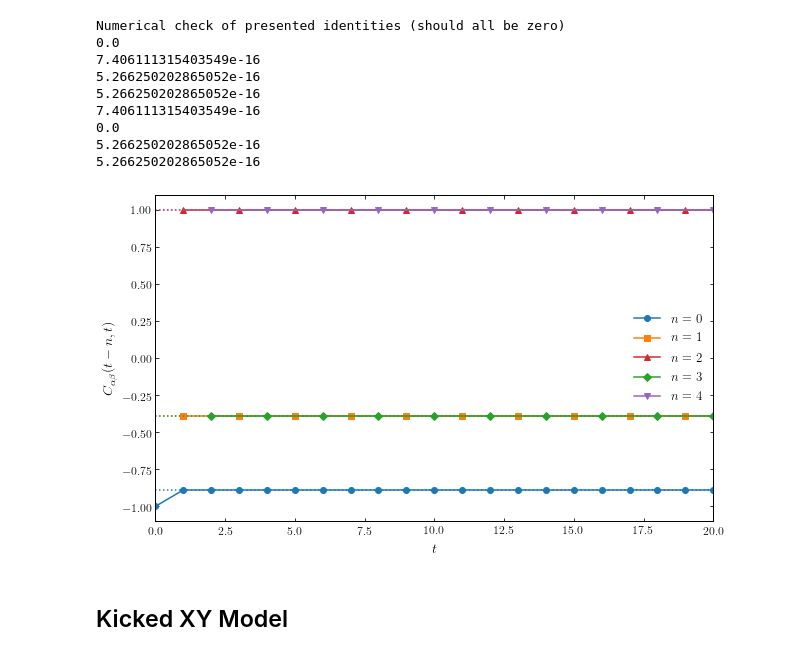
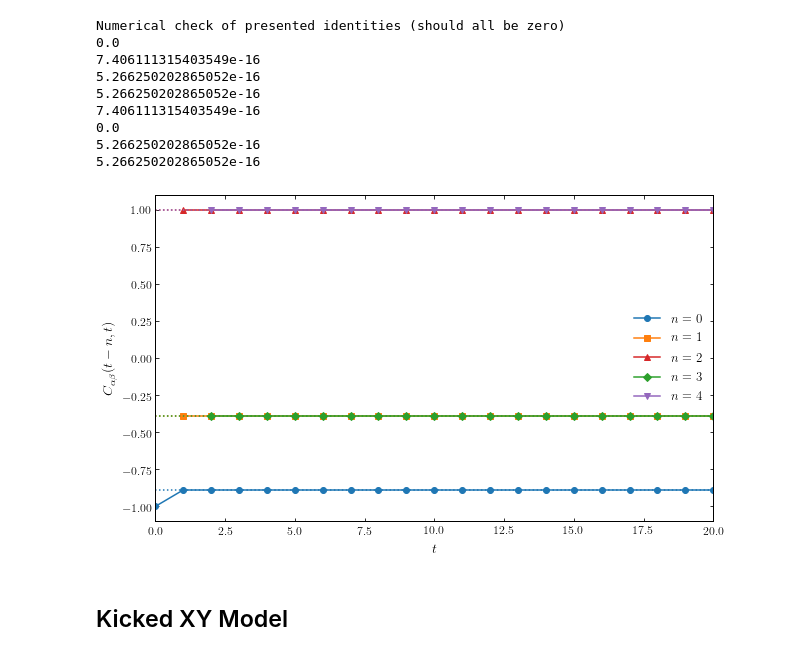
Before and after one commit to PieterWClaeys/UnitaryCircuits, a Jupyter notebook: MaximumVelocityQuantumCircuits.ipynb, the cells around one changed output. Drawn from its saved outputs; the diff is of its cells as text; code cells hidden in the pictures.

```diff
--- a/MaximumVelocityQuantumCircuits.ipynb
+++ b/MaximumVelocityQuantumCircuits.ipynb
@@ -653,44 +653,44 @@ b_x, b_y, b_z =  np.sqrt(1./6.), -np.sqrt(1./2.), np.sqrt(1./3.)
 op_a, op_b = a_x*X+a_y*Y+a_z*Z, b_x*X+b_y*Y+b_z*Z
 
 #Number of steps
-n_t = 25
+n_t = 30
 
 #Create figure
 fix, ax = plt.subplots(figsize=[10,6])
 
 #C(t,t)
 [t_range, OTOC] = evol_even(U, op_a, op_b, 1, n_t)
 ax.plot(t_range, OTOC.real,'C0o-',label=r'$n=0$')
 ax.plot(t_range, [2.*((a_y*b_y+a_z*b_z)**2+a_x**2*b_x**2)-1.]*len(t_range),'C0:')
 
 #C(t-1,t)
 [t_range, OTOC] = evol_odd(U, op_a, op_b, 1, n_t)
-ax.plot(2.*t_range+1., OTOC.real,'C1s-',label=r'$n=1$')
-ax.plot(2.*t_range, [(a_x**2+(1.-a_x**2)*(2.*b_x**2-1.))]*len(t_range),'C1:')
+ax.plot(t_range+1., OTOC.real,'C1s-',label=r'$n=1$')
+ax.plot(t_range, [(a_x**2+(1.-a_x**2)*(2.*b_x**2-1.))]*len(t_range),'C1:')
 
 #C(t-2,t)
 [t_range, OTOC] = evol_even(U, op_a, op_b, 2, n_t)
-ax.plot(2.*t_range+1., OTOC.real,'C3^-',label=r'$n=2$')
-ax.plot(2.*t_range, [1.]*len(t_range),'C3:')
+ax.plot(t_range+1., OTOC.real,'C3^-',label=r'$n=2$')
+ax.plot(t_range, [1.]*len(t_range),'C3:')
 
 #C(t-3,t)
 [t_range, OTOC] = evol_odd(U, op_a, op_b, 2, n_t)
-ax.plot(2.*t_range+2., OTOC.real,'C2D-',label=r'$n=3$')
-ax.plot(2.*t_range, [(a_x**2+(1.-a_x**2)*(2.*b_x**2-1.))]*len(t_range),'C2:')
+ax.plot(t_range+2., OTOC.real,'C2D-',label=r'$n=3$')
+ax.plot(t_range, [(a_x**2+(1.-a_x**2)*(2.*b_x**2-1.))]*len(t_range),'C2:')
 
 #C(t-4,t)
 [t_range, OTOC] = evol_even(U, op_a, op_b, 3, n_t)
-ax.plot(2.*t_range+2., OTOC.real,'C4v-',label=r'$n=4$')
-ax.plot(2.*t_range, [1.]*len(t_range),'C4:')
+ax.plot(t_range+2., OTOC.real,'C4v-',label=r'$n=4$')
+ax.plot(t_range, [1.]*len(t_range),'C4:')
 
 ax.set_xlim([0,20])
 ax.set_ylim([-1.1,1.1])
 ax.set_ylabel(r'$C_{\alpha \beta}(t-n,t)$')
 ax.set_xlabel(r'$t$')
 ax.legend()
 plt.show()
 # %% [output]
-[figure, old version]
+[figure, new version]
 # %% [markdown]
 ## Kicked XY Model
 # %%
```
Also changed, not shown: parts of 5 cells of this notebook.
